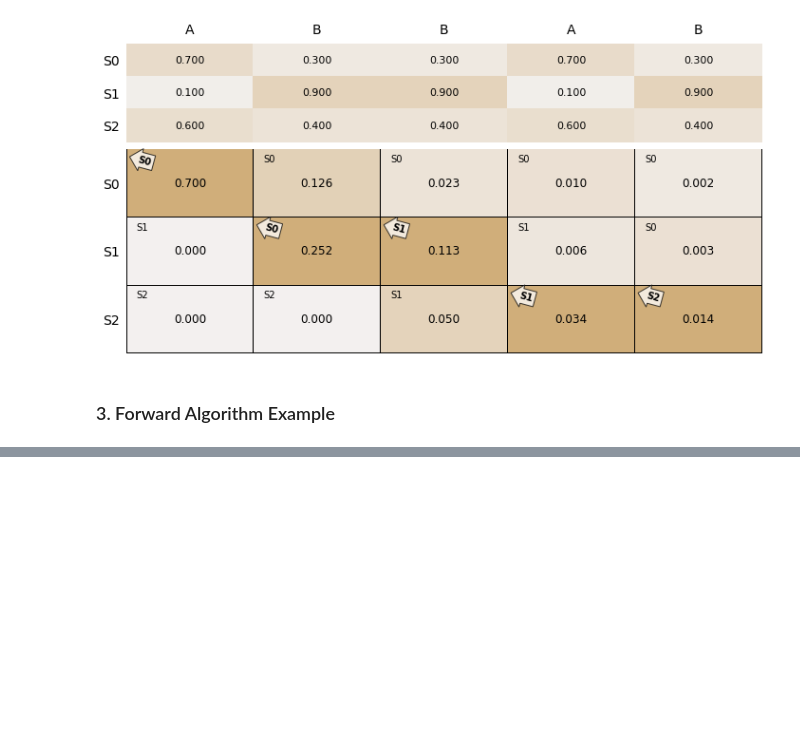
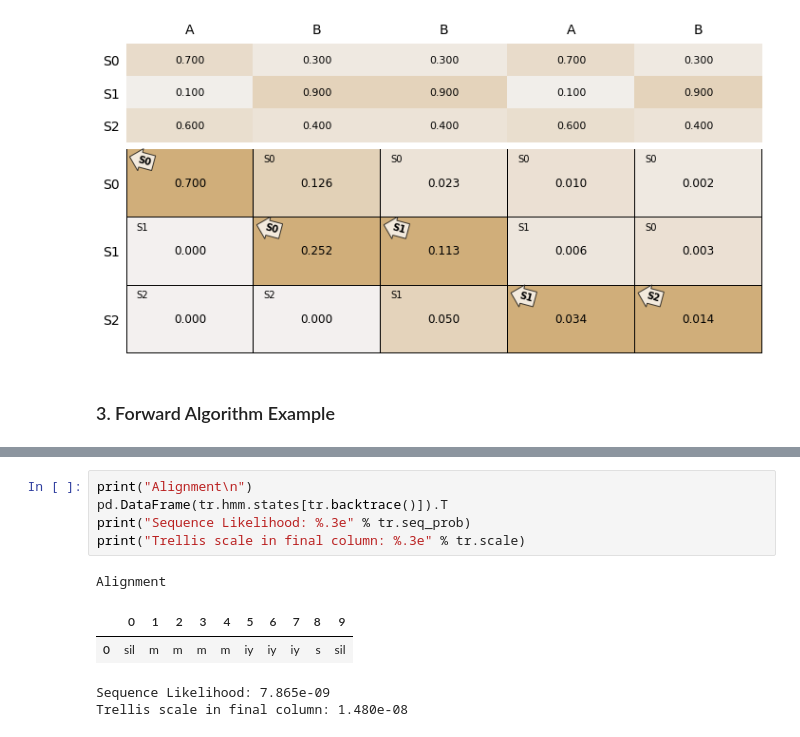
Before and after one commit to compi1234/spchlab, a Jupyter notebook: ch6_hmm/hmm_course-examples.ipynb, the cells around one changed output, grey strips where cells are left out. Drawn from its saved outputs; the diff is of its cells as text; blank space fills up the shorter version.

```diff
--- a/ch6_hmm/hmm_course-examples.ipynb
+++ b/ch6_hmm/hmm_course-examples.ipynb
@@ -320,0 +344,11 @@ tr.plot_trellis(xticks=X2,plot_obs_probs=False,plot_backptrs=True,plot_alignment
+# %%
+print("Alignment\n")
+pd.DataFrame(tr.hmm.states[tr.backtrace()]).T
+print("Sequence Likelihood: %.3e" % tr.seq_prob)
+print("Trellis scale in final column: %.3e" % tr.scale)
+# %% [output]
+Alignment
+|  | 0 | 1 | 2 | 3 | 4 | 5 | 6 | 7 | 8 | 9 |
+| 0 | sil | m | m | m | m | iy | iy | iy | s | sil |
+Sequence Likelihood: 7.865e-09
+Trellis scale in final column: 1.480e-08
```
Also changed, not shown: parts of 15 cells of this notebook, 1 other file.
